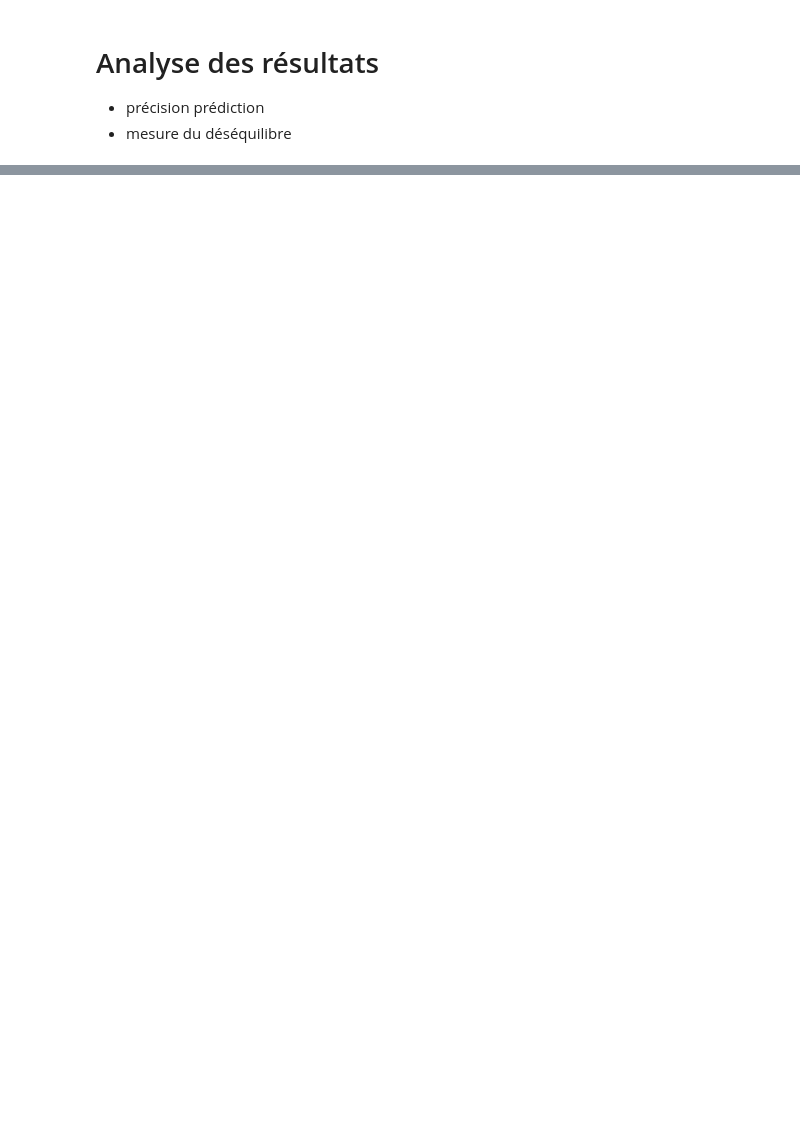
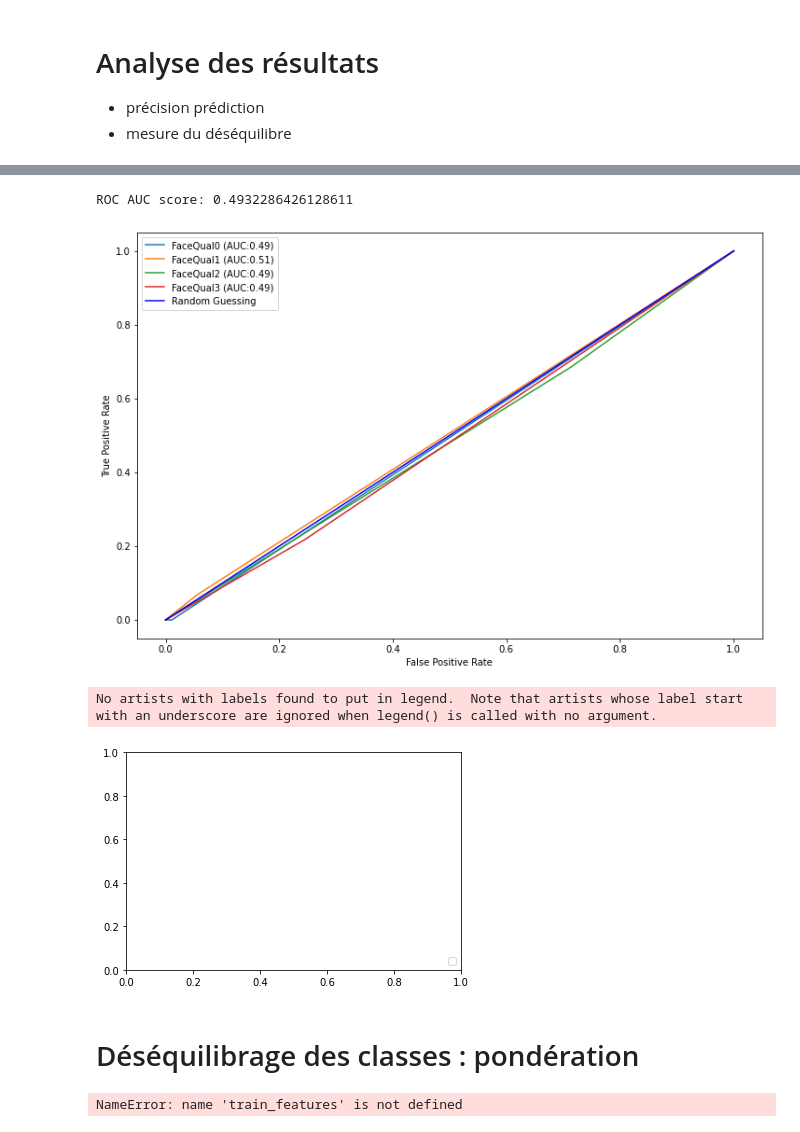
Before and after one commit to fds-napolitain/m2-stage, a Jupyter notebook: classification-qualite.ipynb, the cells around one changed output, grey strips where cells are left out. Drawn from its saved outputs; the diff is of its cells as text; code cells hidden in the pictures; blank space fills up the shorter version.

```diff
--- a/classification-qualite.ipynb
+++ b/classification-qualite.ipynb
@@ -440,0 +407,53 @@ ValueError: Expected array-like (array or non-string sequence), got <SkipDataset
+# %%
+# Graphe ROC
+
+fig, c_ax = plt.subplots(1,1, figsize = (12, 8))
+
+colors = plt.rcParams['axes.prop_cycle'].by_key()['color']
+# function for scoring roc auc score for multi-class
+def multiclass_roc_auc_score(y_valid, y_pred, average="macro"):
+    lb = LabelBinarizer()
+    lb.fit(y_valid)
+    y_valid = lb.transform(y_valid)
+    y_pred = lb.transform(y_pred)
+
+    for (idx, c_label) in enumerate(class_names):
+        fpr, tpr, thresholds = roc_curve(y_valid[:,idx].astype(int), y_pred[:,idx])
+        c_ax.plot(fpr, tpr, label = '%s (AUC:%0.2f)'  % (c_label, auc(fpr, tpr)))
+    c_ax.plot(fpr, fpr, 'b-', label = 'Random Guessing')
+    return roc_auc_score(y_valid, y_pred, average=average)
+
+
+print('ROC AUC score:', multiclass_roc_auc_score(y_valid, y_pred))
+
+c_ax.legend()
+c_ax.set_xlabel('False Positive Rate')
+c_ax.set_ylabel('True Positive Rate')
+plt.show()
+
+multiclass_roc_auc_score(y_valid, y_pred)
+plt.legend(loc='lower right');
+# %% [output]
+ROC AUC score: 0.4932286426128611
+[figure, added]
+No artists with labels found to put in legend.  Note that artists whose label start with an underscore are ignored when legend() is called with no argument.
+[figure, added]
+# %% [markdown]
+# Déséquilibrage des classes : pondération
+# %%
+neg, pos = np.bincount(raw_df['Class'])
+total = neg + pos
+print('Examples:\n    Total: {}\n    Positive: {} ({:.2f}% of total)\n'.format(
+    total, pos, 100 * pos / total))
+
+# Scaling by total/2 helps keep the loss to a similar magnitude.
+# The sum of the weights of all examples stays the same.
+weight_for_0 = (1 / neg) * (total / 2.0)
+weight_for_1 = (1 / pos) * (total / 2.0)
+
+class_weight = {0: weight_for_0, 1: weight_for_1}
+
+print('Weight for class 0: {:.2f}'.format(weight_for_0))
+print('Weight for class 1: {:.2f}'.format(weight_for_1))
+# %% [output]
+NameError: name 'train_features' is not defined
```
Also changed, not shown: parts of 23 cells of this notebook.
